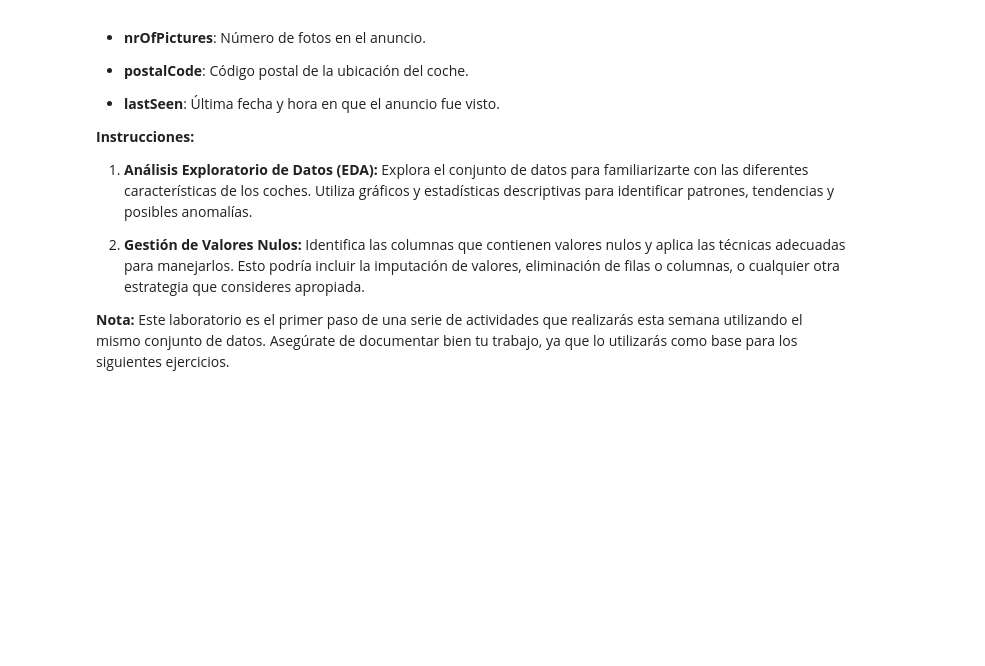
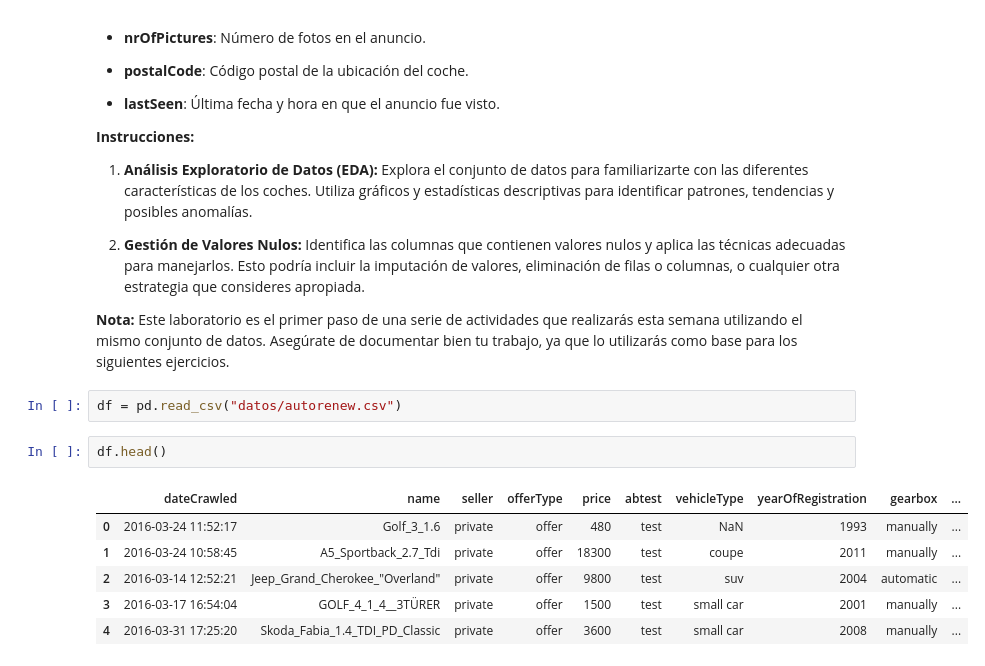
Before and after one commit to apelsito/laboratorio-modulo7-leccion01-eda-nulos, a Jupyter notebook: laboratorio-modulo7-leccion01-eda-nulos.ipynb, the cells around one changed output. Saved outputs shown, nothing was run; the diff lists cells and outputs as text; blank space fills up the shorter version.

```diff
--- a/laboratorio-modulo7-leccion01-eda-nulos.ipynb
+++ b/laboratorio-modulo7-leccion01-eda-nulos.ipynb
@@ -94,3 +97,14 @@ AutoRenew, una empresa líder en la venta de coches de segunda mano, te ha contr
 2. **Gestión de Valores Nulos:** Identifica las columnas que contienen valores nulos y aplica las técnicas adecuadas para manejarlos. Esto podría incluir la imputación de valores, eliminación de filas o columnas, o cualquier otra estrategia que consideres apropiada.
 
 **Nota:** Este laboratorio es el primer paso de una serie de actividades que realizarás esta semana utilizando el mismo conjunto de datos. Asegúrate de documentar bien tu trabajo, ya que lo utilizarás como base para los siguientes ejercicios.
+# %%
+df = pd.read_csv("datos/autorenew.csv")
+# %%
+df.head()
+# %% [output]
+|  | dateCrawled | name | seller | offerType | price | abtest | vehicleType | yearOfRegistration | gearbox | ... |
+| 0 | 2016-03-24 11:52:17 | Golf_3_1.6 | private | offer | 480 | test | NaN | 1993 | manually | ... |
+| 1 | 2016-03-24 10:58:45 | A5_Sportback_2.7_Tdi | private | offer | 18300 | test | coupe | 2011 | manually | ... |
+| 2 | 2016-03-14 12:52:21 | Jeep_Grand_Cherokee_"Overland" | private | offer | 9800 | test | suv | 2004 | automatic | ... |
+| 3 | 2016-03-17 16:54:04 | GOLF_4_1_4__3TÜRER | private | offer | 1500 | test | small car | 2001 | manually | ... |
+| 4 | 2016-03-31 17:25:20 | Skoda_Fabia_1.4_TDI_PD_Classic | private | offer | 3600 | test | small car | 2008 | manually | ... |
```
Also changed, not shown: parts of 53 cells of this notebook.
